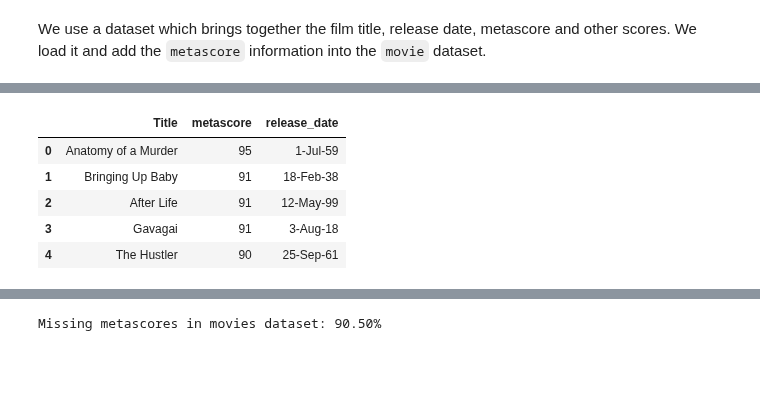
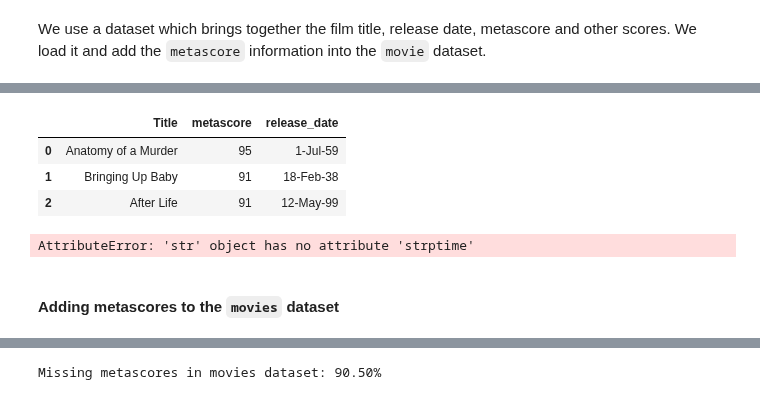
Before and after one commit to salome-baup/ada-2022-project-adaccord, a Jupyter notebook: Milestone2.ipynb, the cells around one changed output, grey strips where cells are left out. Cells and saved outputs as stored; diff of their text form; code cells hidden in the pictures; blank space fills up the shorter version.

```diff
--- a/Milestone2.ipynb
+++ b/Milestone2.ipynb
@@ -717,0 +785,7 @@ metacritic_score = metacritic[['movie_title','metascore','release_date']].rename
+# %%
+metacritic_score.head(3)
+# %% [output]
+|  | Title | metascore | release_date |
+| 0 | Anatomy of a Murder | 95 | 1-Jul-59 |
+| 1 | Bringing Up Baby | 91 | 18-Feb-38 |
+| 2 | After Life | 91 | 12-May-99 |
@@ -719,15 +795,12 @@ metacritic_score = metacritic[['movie_title','metascore','release_date']].rename
 # Trying to convert release_date to date time, in order to compare the movies release date and the metacritic release date
 # => handle metascore for the movie series (same title but different release date)
 #metacritic_score["release_date"] = metacritic_score["release_date"].apply( lambda x:'{:%Y-%m-%d}'.format(x.replace(" ", "").strptime(no_space, '%d''%B''%Y')))
-# %%
-metacritic_score.head()
-# %% [output]
-|  | Title | metascore | release_date |
-| 0 | Anatomy of a Murder | 95 | 1-Jul-59 |
-| 1 | Bringing Up Baby | 91 | 18-Feb-38 |
-| 2 | After Life | 91 | 12-May-99 |
-| 3 | Gavagai | 91 | 3-Aug-18 |
-| 4 | The Hustler | 90 | 25-Sep-61 |
+# %%
+metacritic_score["release_date"].apply( lambda x:'{:%Y-%m-%d}'.format(x.replace(" ", "").strptime(no_space, '%d''%B''%Y'))).head()
+# %% [output]
+AttributeError: 'str' object has no attribute 'strptime'
+# %% [markdown]
+#### Adding metascores to the `movies` dataset
 # %%
 movies = movies.merge(metacritic_score, how="left", on="Title") # Not really sure how this works but there's no duplicates or sth
 # %%
```
Also changed, not shown: parts of 62 cells of this notebook.
